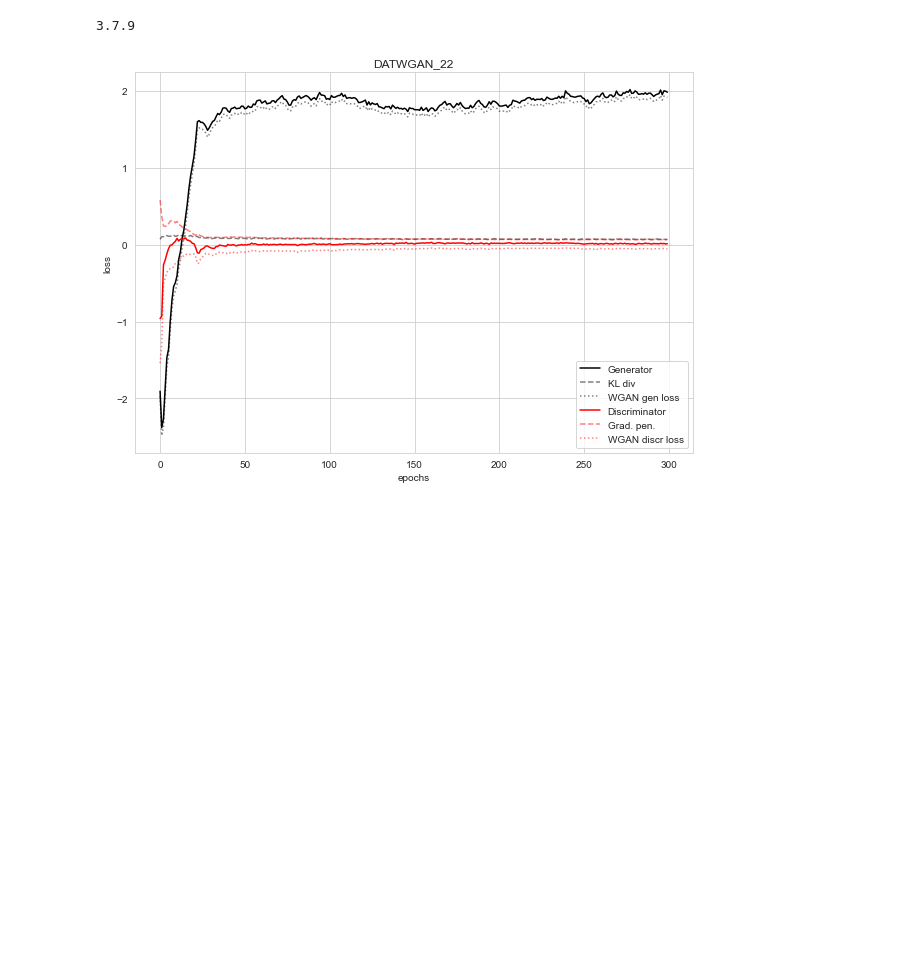
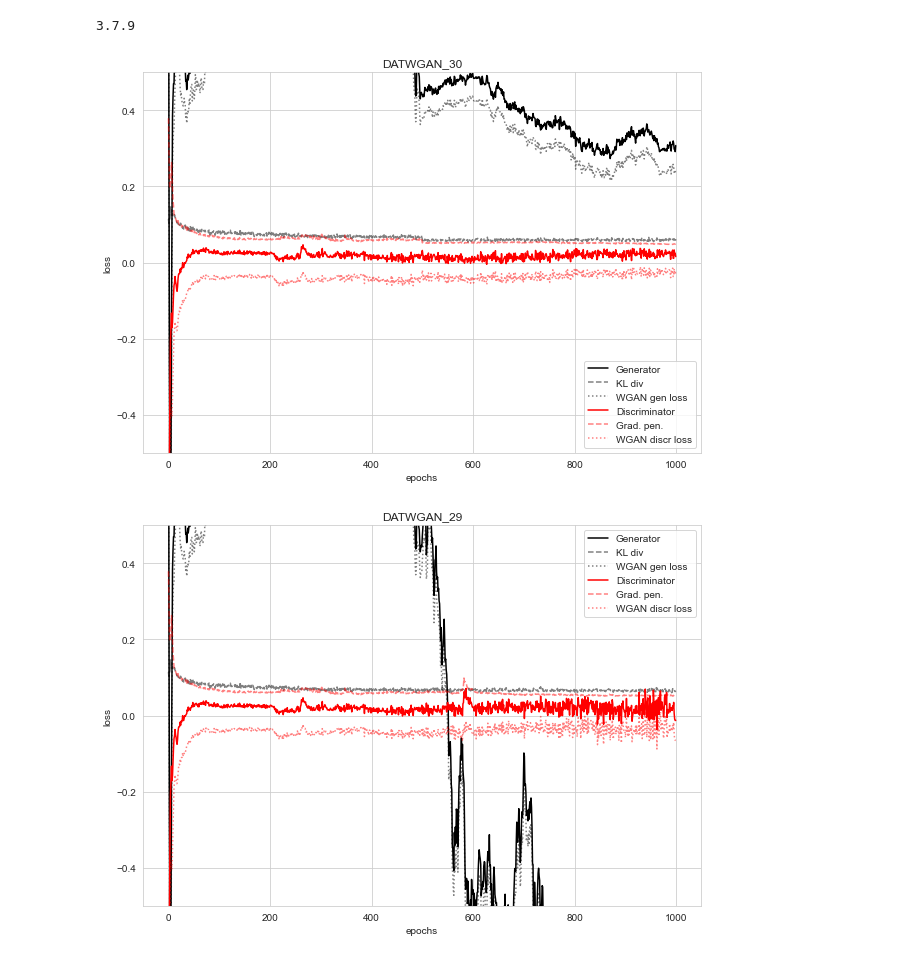
Before and after one commit to glederrey/SynthPop, a Jupyter notebook: code/notebooks/training/check_training.ipynb, the cells around one changed output. Saved outputs shown, nothing was run; the diff lists cells and outputs as text; code cells hidden in the pictures; blank space fills up the shorter version.

Commit message:
[UPD] DATWGAN implemented and working. But training is not as good as DATGAN. Time for the weekend though. So, we'll see...

```diff
--- a/code/notebooks/training/check_training.ipynb
+++ b/code/notebooks/training/check_training.ipynb
@@ -24,7 +24,7 @@ sns.set_style("whitegrid")
 # %%
 dataset = 'Chicago'
 
-names = ['DATWGAN_22']
+names = ['DATWGAN_30', 'DATWGAN_29']
 # %%
 for n in names:
 
@@ -43,32 +43,33 @@ for n in names:
         loss['wgan_gen'] = []
         for d in data:
             loss['wgan_gen'].append(d['GAN_loss/g_loss'])
             loss['kl'].append(d['GAN_loss/kl_div'])
             loss['gen'].append(d['GAN_loss/g_loss']+d['GAN_loss/kl_div'])
             loss['wgan_discr'].append(d['GAN_loss/d_loss'])
             loss['grad_pen'].append(10*d['GAN_loss/gradient_penalty'])
             loss['discr'].append((d['GAN_loss/d_loss']+10*d['GAN_loss/gradient_penalty']))
     else:
         for d in data:
             loss['gen'].append(d['GAN_loss/gen/final-g-loss'])
             loss['discr'].append(d['GAN_loss/discrim/loss'])
 
     plt.figure(figsize=(10,7))
     if True:
         plt.plot(loss['gen'], 'k', label='Generator')
         if 'WGAN' in n:
             plt.plot(loss['kl'], 'k--', label='KL div', alpha=0.5)
             plt.plot(loss['wgan_gen'], 'k:', label='WGAN gen loss', alpha=0.5)
 
     plt.plot(loss['discr'], 'r', label='Discriminator')
     if 'WGAN' in n:
         plt.plot(loss['grad_pen'], 'r--', label='Grad. pen.', alpha=0.5)
         plt.plot(loss['wgan_discr'], 'r:', label='WGAN discr loss', alpha=0.5)
     plt.legend()
 
     plt.title(n)
-    #plt.ylim([-.5,.5])
+    plt.ylim([-.5,.5])
     plt.xlabel('epochs')
     plt.ylabel('loss')
 # %% [output]
-[figure, old version]
+[figure, new version]
+[figure, added]
```
Also changed, not shown: parts of 1 cell of this notebook, 11 other files.
